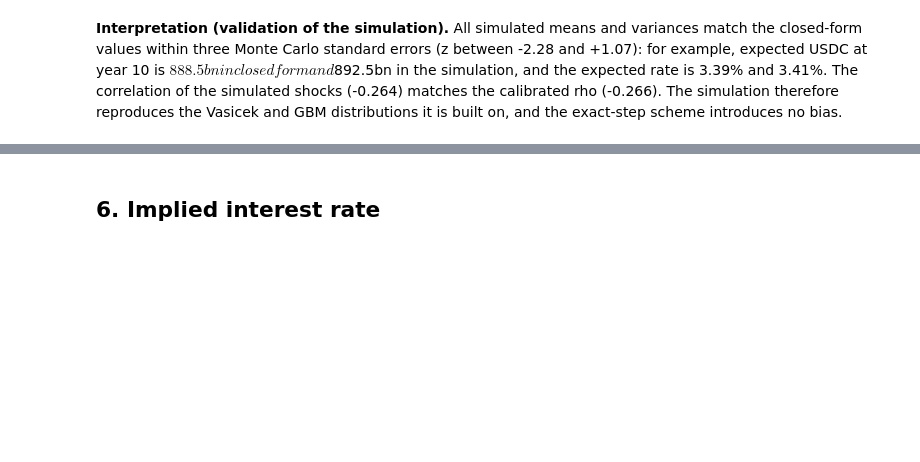
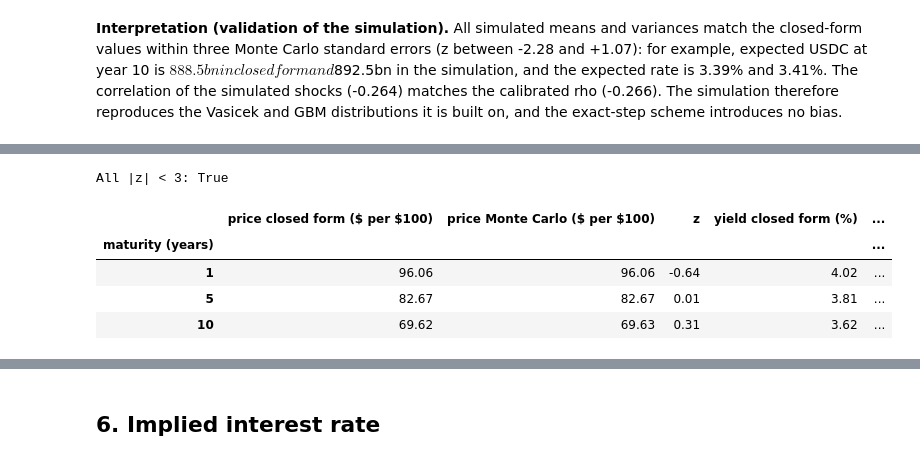
Before and after one commit to ChristopheAbelem/circle-valuation, a Jupyter notebook: notebooks/circle_valuation.ipynb, the cells around one changed output, grey strips where cells are left out. Saved outputs shown, nothing was run; the diff lists cells and outputs as text; code cells hidden in the pictures; blank space fills up the shorter version.

```diff
--- a/notebooks/circle_valuation.ipynb
+++ b/notebooks/circle_valuation.ipynb
@@ -790,0 +831,32 @@ All |z| < 3: True
+# %%
+# Zero-coupon bond price under Vasicek: Monte Carlo E[exp(-integral of r)] vs the closed-form price
+def vasicek_bond(T, r0, kappa, theta, sigma):
+    """Closed-form zero-coupon bond price: P = A(T) exp(-B(T) r0)."""
+    B = (1 - np.exp(-kappa * T)) / kappa
+    lnA = (theta - sigma**2 / (2 * kappa**2)) * (B - T) - sigma**2 * B**2 / (4 * kappa)
+    return np.exp(lnA - B * r0)
+
+bond_rows = []
+for T in (1, 5, 10):
+    i = T * STEPS_PER_YEAR
+    integral = np.trapezoid(r_sim[:, : i + 1], dx=dt_sim, axis=1)  # integral of r from 0 to T, per path (trapezoid rule)
+    disc = np.exp(-integral)
+    exact = vasicek_bond(T, calib["r0"], kappa, theta, sig_r)
+    bond_rows.append({
+        "maturity (years)": T,
+        "price closed form ($ per $100)": exact * 100,
+        "price Monte Carlo ($ per $100)": disc.mean() * 100,
+        "z": (disc.mean() - exact) / (disc.std() / np.sqrt(N_PATHS)),
+        "yield closed form (%)": -np.log(exact) / T * 100,
+        "yield Monte Carlo (%)": -np.log(disc.mean()) / T * 100,
+    })
+bonds = pd.DataFrame(bond_rows).set_index("maturity (years)")
+print(f"All |z| < 3: {(bonds['z'].abs() < 3).all()}")
+bonds
+# %% [output]
+All |z| < 3: True
+|  | price closed form ($ per $100) | price Monte Carlo ($ per $100) | z | yield closed form (%) | ... |
+| maturity (years) |  |  |  |  | ... |
+| 1 | 96.06 | 96.06 | -0.64 | 4.02 | ... |
+| 5 | 82.67 | 82.67 | 0.01 | 3.81 | ... |
+| 10 | 69.62 | 69.63 | 0.31 | 3.62 | ... |
```
Also changed, not shown: parts of 23 cells of this notebook.
